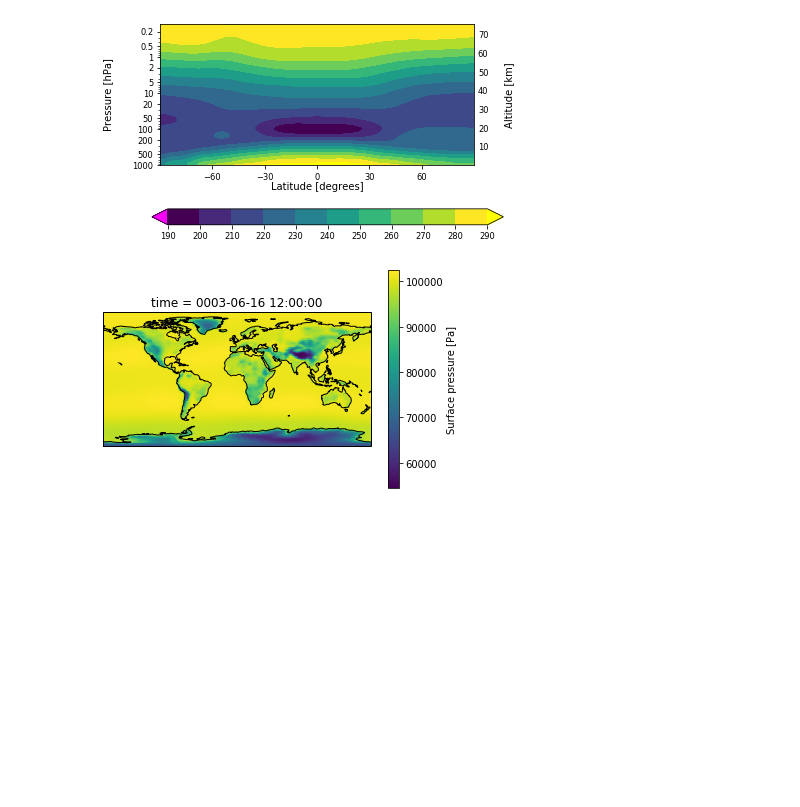
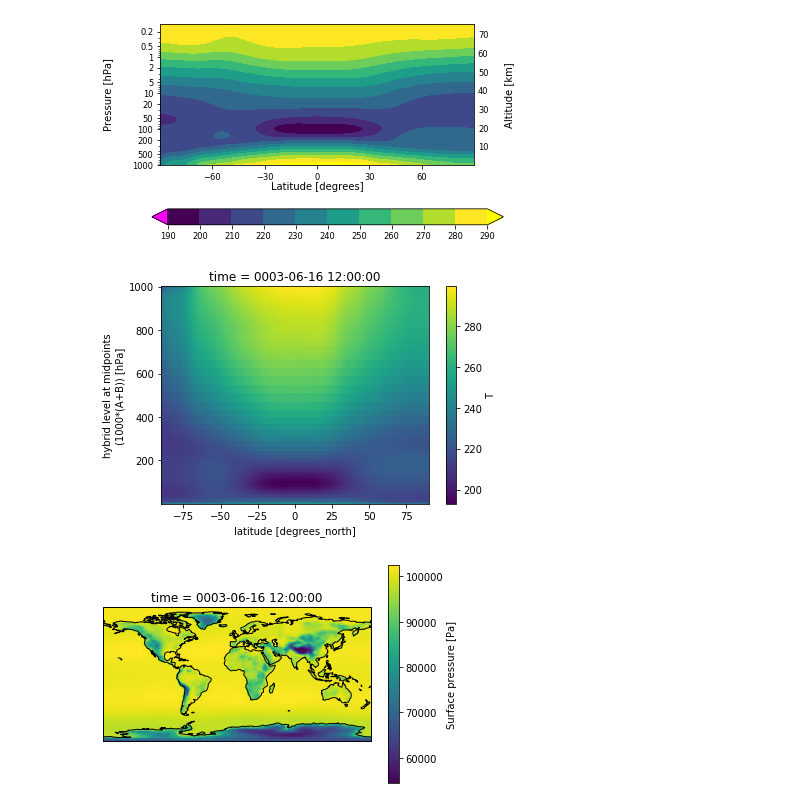
Before and after one commit to philrasch/PhilsPython, a Jupyter notebook: Examples/testing_python3.ipynb, the cells around one changed output. Saved outputs shown, nothing was run; the diff lists cells and outputs as text; code cells hidden in the pictures; blank space fills up the shorter version.

```diff
--- a/Examples/testing_python3.ipynb
+++ b/Examples/testing_python3.ipynb
@@ -47,5 +62,10 @@ plotZMf(vals, lat, lev)
 # %% [output]
 [figure]
+# %%
+TZ.plot()
+plt.show()
+# %% [output]
+[figure, added]
 # %%
 da = DS.PS# Draw coastlines of the Earth
 ax = plt.axes(projection=ccrs.PlateCarree())
```
Also changed, not shown: parts of 10 cells of this notebook, 17 other files.
